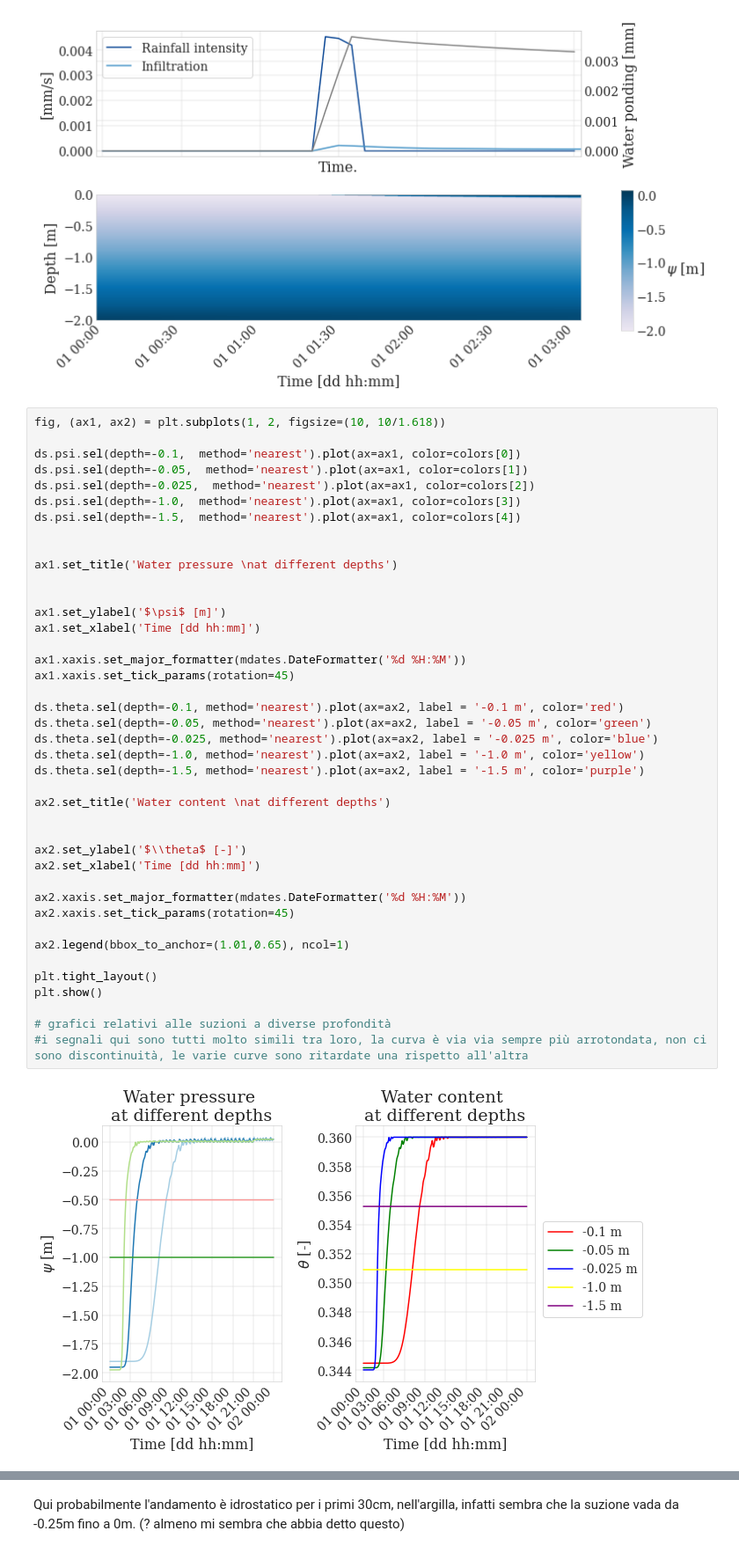
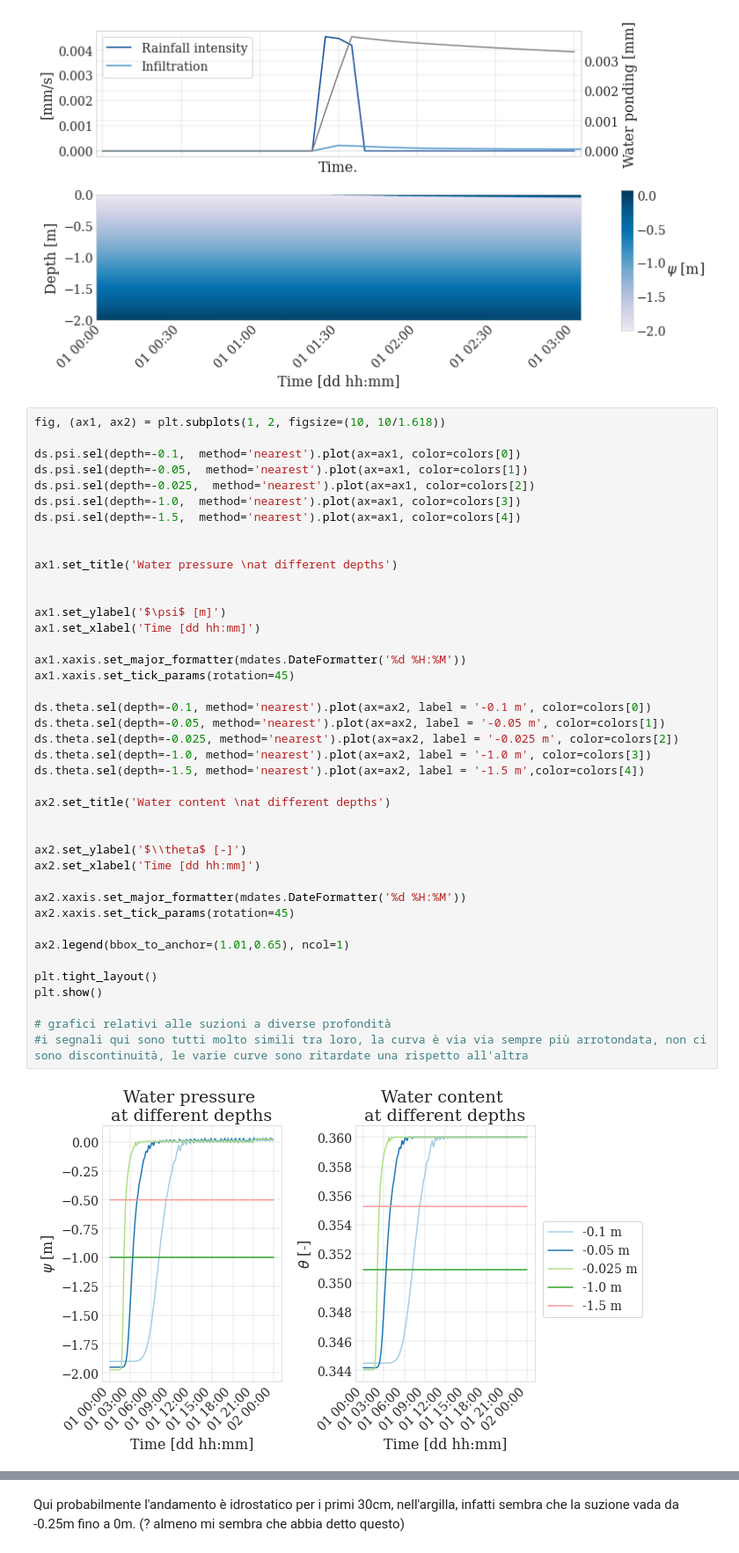
Before and after one commit to emmatroni/idrologia, a Jupyter notebook: OMS_WHETGEO1D/3 - Richards/2 - Runoff.ipynb, the cells around one changed output, grey strips where cells are left out. Shown: that part at 88% size. Cells and saved outputs as stored; diff of their text form.

```diff
--- a/OMS_WHETGEO1D/3 - Richards/Runoff.ipynb
+++ b/OMS_WHETGEO1D/3 - Richards/2 - Runoff.ipynb
@@ -268,39 +268,39 @@ ds.psi.sel(depth=-1.0,  method='nearest').plot(ax=ax1, color=colors[3])
 ds.psi.sel(depth=-1.5,  method='nearest').plot(ax=ax1, color=colors[4])
 
 
 ax1.set_title('Water pressure \nat different depths')
 
 
 ax1.set_ylabel('$\psi$ [m]')
 ax1.set_xlabel('Time [dd hh:mm]')
 
 ax1.xaxis.set_major_formatter(mdates.DateFormatter('%d %H:%M'))
 ax1.xaxis.set_tick_params(rotation=45)
 
-ds.theta.sel(depth=-0.1, method='nearest').plot(ax=ax2, label = '-0.1 m', color='red')
-ds.theta.sel(depth=-0.05, method='nearest').plot(ax=ax2, label = '-0.05 m', color='green')
-ds.theta.sel(depth=-0.025, method='nearest').plot(ax=ax2, label = '-0.025 m', color='blue')
-ds.theta.sel(depth=-1.0, method='nearest').plot(ax=ax2, label = '-1.0 m', color='yellow')
-ds.theta.sel(depth=-1.5, method='nearest').plot(ax=ax2, label = '-1.5 m', color='purple')
+ds.theta.sel(depth=-0.1, method='nearest').plot(ax=ax2, label = '-0.1 m', color=colors[0])
+ds.theta.sel(depth=-0.05, method='nearest').plot(ax=ax2, label = '-0.05 m', color=colors[1])
+ds.theta.sel(depth=-0.025, method='nearest').plot(ax=ax2, label = '-0.025 m', color=colors[2])
+ds.theta.sel(depth=-1.0, method='nearest').plot(ax=ax2, label = '-1.0 m', color=colors[3])
+ds.theta.sel(depth=-1.5, method='nearest').plot(ax=ax2, label = '-1.5 m',color=colors[4])
 
 ax2.set_title('Water content \nat different depths')
 
 
 ax2.set_ylabel('$\\theta$ [-]')
 ax2.set_xlabel('Time [dd hh:mm]')
 
 ax2.xaxis.set_major_formatter(mdates.DateFormatter('%d %H:%M'))
 ax2.xaxis.set_tick_params(rotation=45)
 
 ax2.legend(bbox_to_anchor=(1.01,0.65), ncol=1)
 
 plt.tight_layout()
 plt.show()
 
 # grafici relativi alle suzioni a diverse profondità
 #i segnali qui sono tutti molto simili tra loro, la curva è via via sempre più arrotondata, non ci sono discontinuità, le varie curve sono ritardate una rispetto all'altra
 # %% [output]
-[figure, old version]
+[figure, new version]
 # %%
 fig, (ax1, ax2) = plt.subplots(1, 2, sharey='row', figsize=(10, 10/1.618))
 
```
Also changed, not shown: parts of 3 cells of this notebook, 3 other files.
